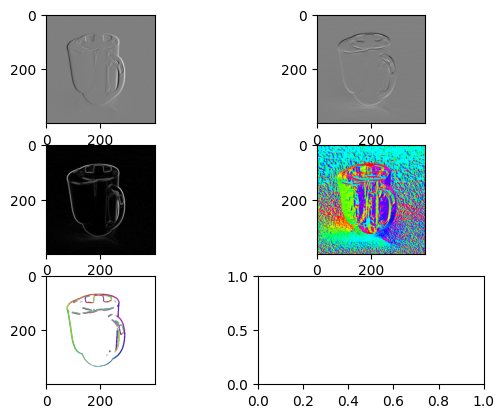
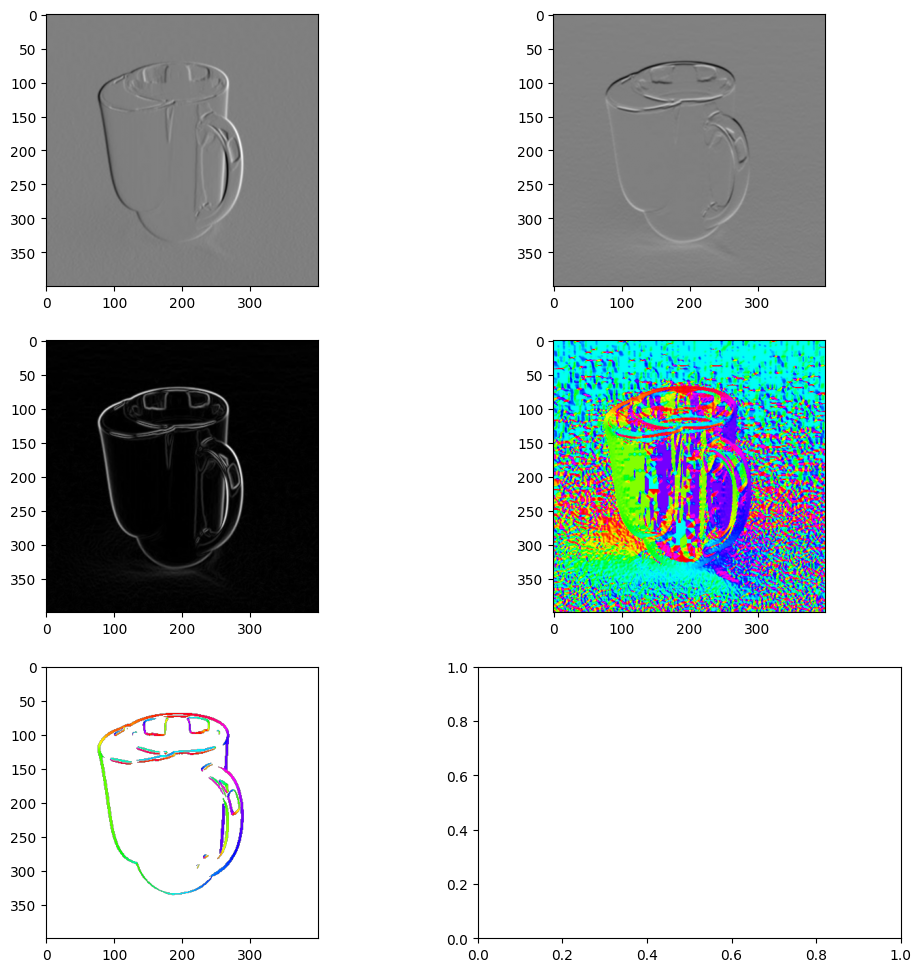
The change to this notebook cell's code, shown as a diff; its figure went from the first image to the second:
--- before
+++ after
@@ -8,5 +8,5 @@
 # make images comparable
 gx, gy = gradient(img)
-fig, axs = plt.subplots(3, 2)
+fig, axs = plt.subplots(3, 2, figsize=(12, 12))
 vmax = max(np.abs(gx).max(), np.abs(gy).max())
 axs[0, 0].imshow(gx, cmap="gray", vmin=-vmax, vmax=vmax)

Commit: Final changes ex. 3